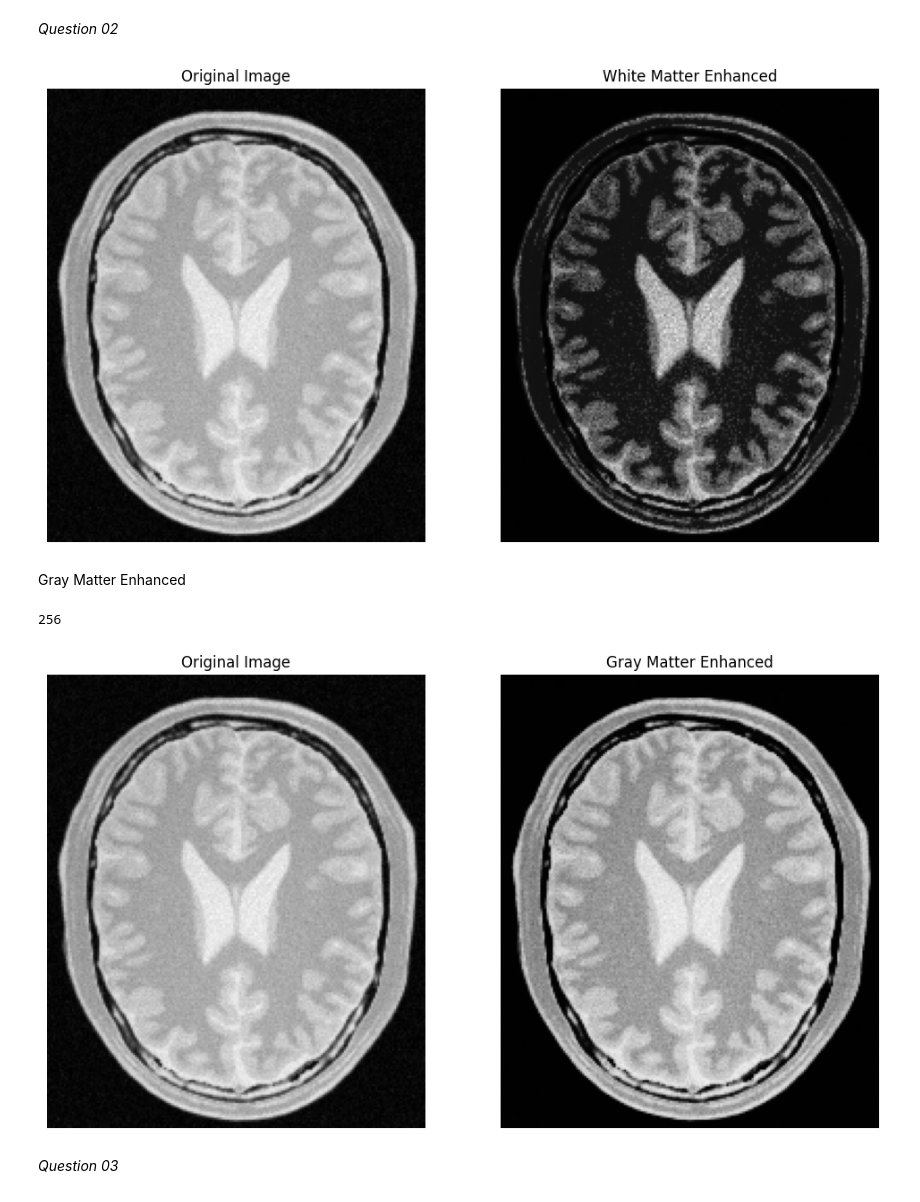
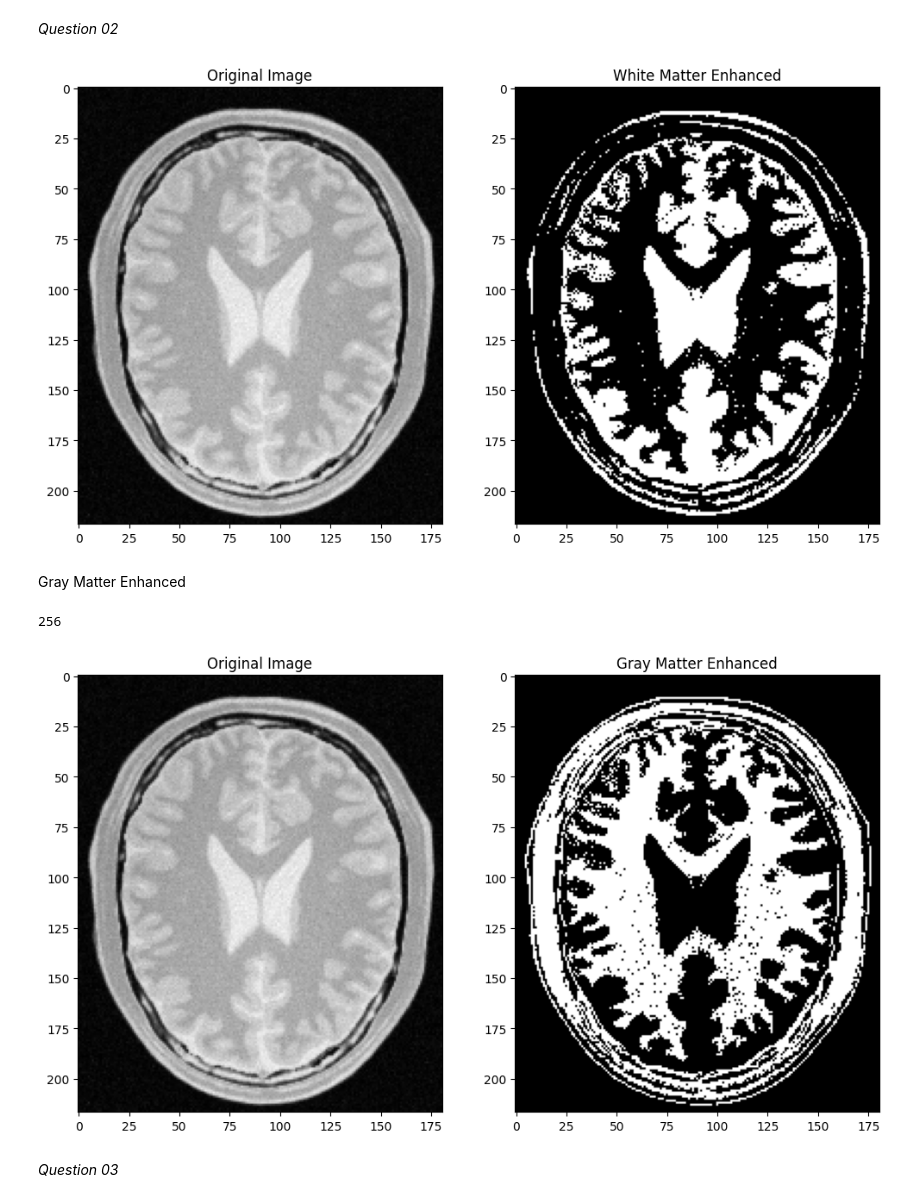
Before and after one commit to SadeepRathnayaka/EN3160_Assignment1, a Jupyter notebook: Assignment1.ipynb, the cells around one changed output. Cells and saved outputs as stored; diff of their text form; code cells hidden in the pictures.

```diff
--- a/Assignment1.ipynb
+++ b/Assignment1.ipynb
@@ -52,8 +49,8 @@ plt.show()
 image2 = cv.imread('BrainProtonDensitySlice9.png')
 image2 = cv.cvtColor(image2, cv.COLOR_BGR2RGB)
 
-divert_point = 170
-coordinates = np.array([(1,1),(divert_point,20),(divert_point+1,20),(255,255)])
+divert_point = 184
+coordinates = np.array([(1,0),(divert_point,0),(divert_point+1,255),(255,255)])
 trans = np.array([0])
 
 
@@ -63,58 +60,56 @@ for i in range(int(len(coordinates)/2)):
 
 #print(t)
 
-g = trans[image2]
+transformed = trans[image2]
 
 plt.figure(figsize=(12,12))
 
 plt.subplot(1,2,1)
 plt.imshow(image2)
 plt.title('Original Image')
-plt.axis('off')
+
 
 plt.subplot(1,2,2)
-plt.imshow(g)
+plt.imshow(transformed)
 plt.title('White Matter Enhanced')
-plt.axis('off')
 
 plt.show()
 # %% [output]
-[figure, old version]
+[figure, new version]
 # %% [markdown]
 Gray Matter Enhanced
 # %%
-divert_point1 = 65
-divert_point2 = 200
+divert_point1 = 50
+divert_point2 = 180
 
-coordinates = np.array([(1,1),(divert_point1,10),
-                        (divert_point1+1,10),(divert_point2,200),
-                        (divert_point2+1,200),(255,255)])
+coordinates = np.array([(1,0),(divert_point1,0),
+                        (divert_point1+1,255),(divert_point2,255),
+                        (divert_point2+1,0),(255,0)])
 
 trans = np.array([0])
 
 for i in range(int(len(coordinates)/2)):
     line = np.linspace(coordinates[0+2*i , 1], coordinates[1+2*i , 1], coordinates[1+2*i , 0] - coordinates[0+2*i , 0] + 1)
     trans = np.concatenate((trans, line)).astype(np.uint8)
 
 print(len(trans))
 
-g = trans[image2]
+transformed = trans[image2]
 
 plt.figure(figsize=(12,12))
 
 plt.subplot(1,2,1)
 plt.imshow(image2)
 plt.title('Original Image')
-plt.axis('off')
+
 
 plt.subplot(1,2,2)
-plt.imshow(g)
+plt.imshow(transformed)
 plt.title('Gray Matter Enhanced')
-plt.axis('off')
 
 plt.show()
 # %% [output]
 256
-[figure, old version]
+[figure, new version]
 # %% [markdown]
 *Question 03*
```
Also changed, not shown: parts of 6 cells of this notebook, 1 other file.
